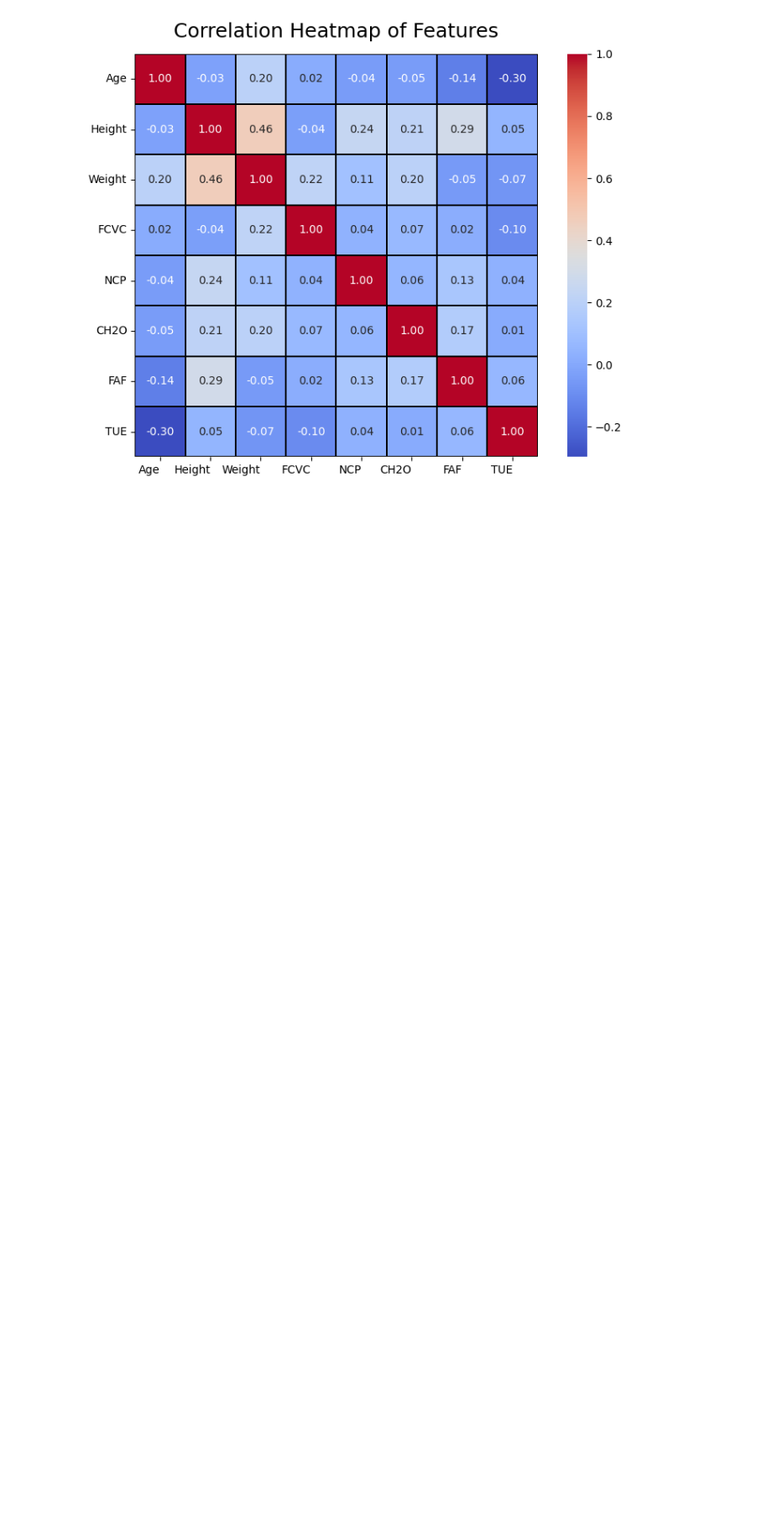
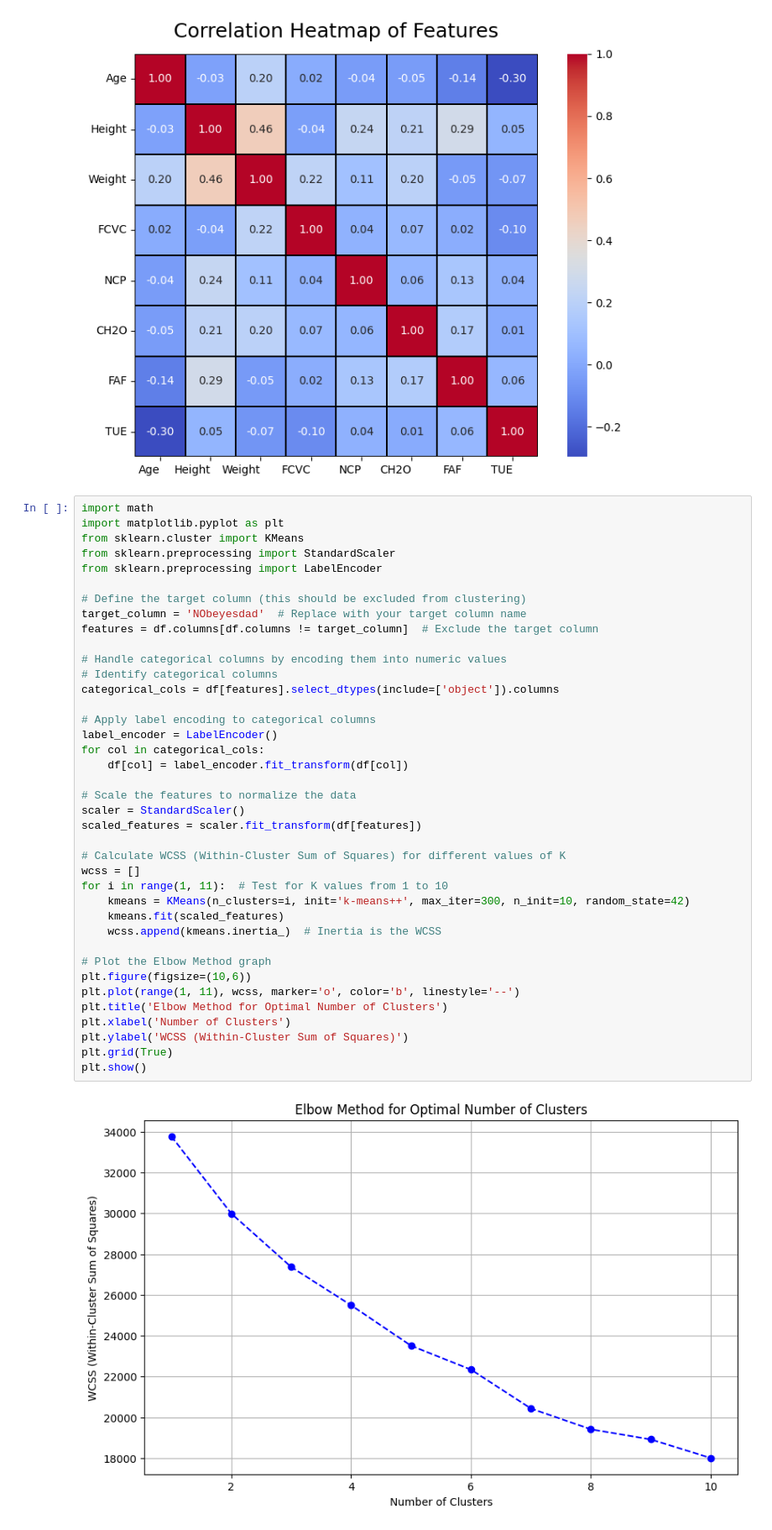
Before and after one commit to irtizzaaa/Machine-Learning-Assignment, a Jupyter notebook: ML_Task2.ipynb, the cells around one changed output. Shown at 84% size. Saved outputs shown, nothing was run; the diff lists cells and outputs as text; blank space fills up the shorter version.

```diff
--- a/ML_Task2.ipynb
+++ b/ML_Task2.ipynb
@@ -107,3 +107,44 @@ plt.tight_layout()
 plt.show()
 # %% [output]
 [figure]
+# %%
+import math
+import matplotlib.pyplot as plt
+from sklearn.cluster import KMeans
+from sklearn.preprocessing import StandardScaler
+from sklearn.preprocessing import LabelEncoder
+
+# Define the target column (this should be excluded from clustering)
+target_column = 'NObeyesdad'  # Replace with your target column name
+features = df.columns[df.columns != target_column]  # Exclude the target column
+
+# Handle categorical columns by encoding them into numeric values
+# Identify categorical columns
+categorical_cols = df[features].select_dtypes(include=['object']).columns
+
+# Apply label encoding to categorical columns
+label_encoder = LabelEncoder()
+for col in categorical_cols:
+    df[col] = label_encoder.fit_transform(df[col])
+
+# Scale the features to normalize the data
+scaler = StandardScaler()
+scaled_features = scaler.fit_transform(df[features])
+
+# Calculate WCSS (Within-Cluster Sum of Squares) for different values of K
+wcss = []
+for i in range(1, 11):  # Test for K values from 1 to 10
+    kmeans = KMeans(n_clusters=i, init='k-means++', max_iter=300, n_init=10, random_state=42)
+    kmeans.fit(scaled_features)
+    wcss.append(kmeans.inertia_)  # Inertia is the WCSS
+
+# Plot the Elbow Method graph
+plt.figure(figsize=(10,6))
+plt.plot(range(1, 11), wcss, marker='o', color='b', linestyle='--')
+plt.title('Elbow Method for Optimal Number of Clusters')
+plt.xlabel('Number of Clusters')
+plt.ylabel('WCSS (Within-Cluster Sum of Squares)')
+plt.grid(True)
+plt.show()
+# %% [output]
+[figure, added]
```
Also changed, not shown: parts of 3 cells of this notebook, 2 other files.
